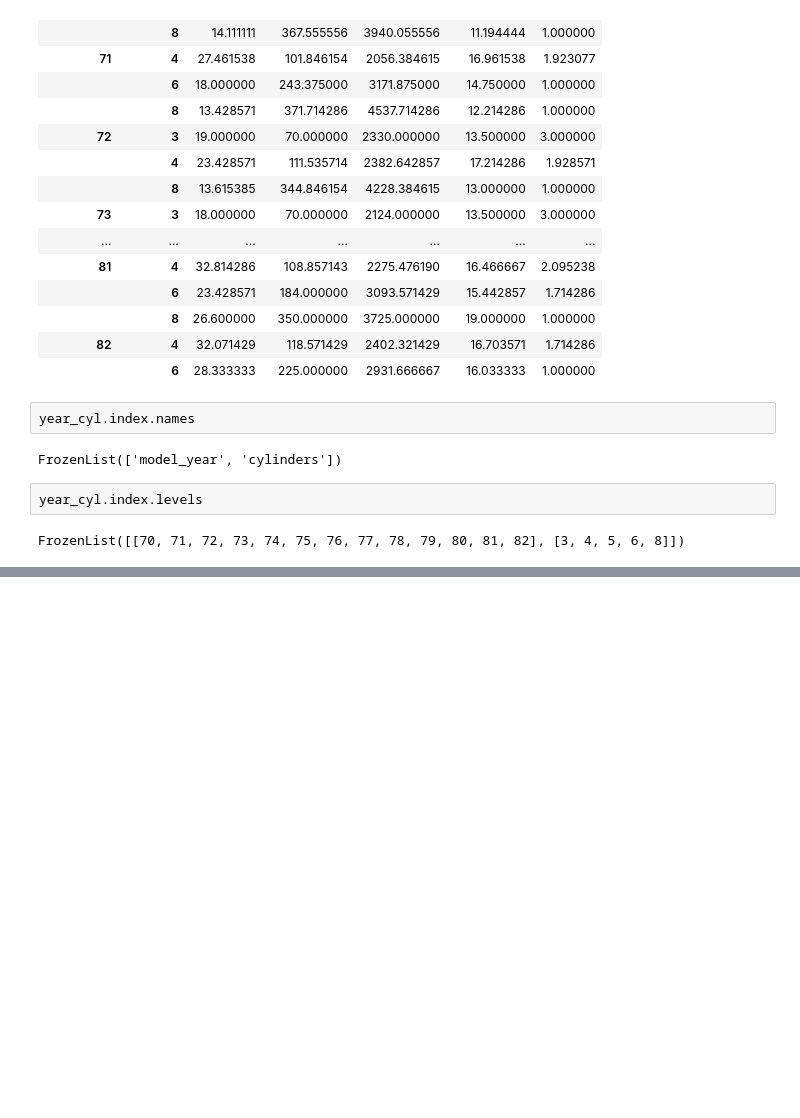
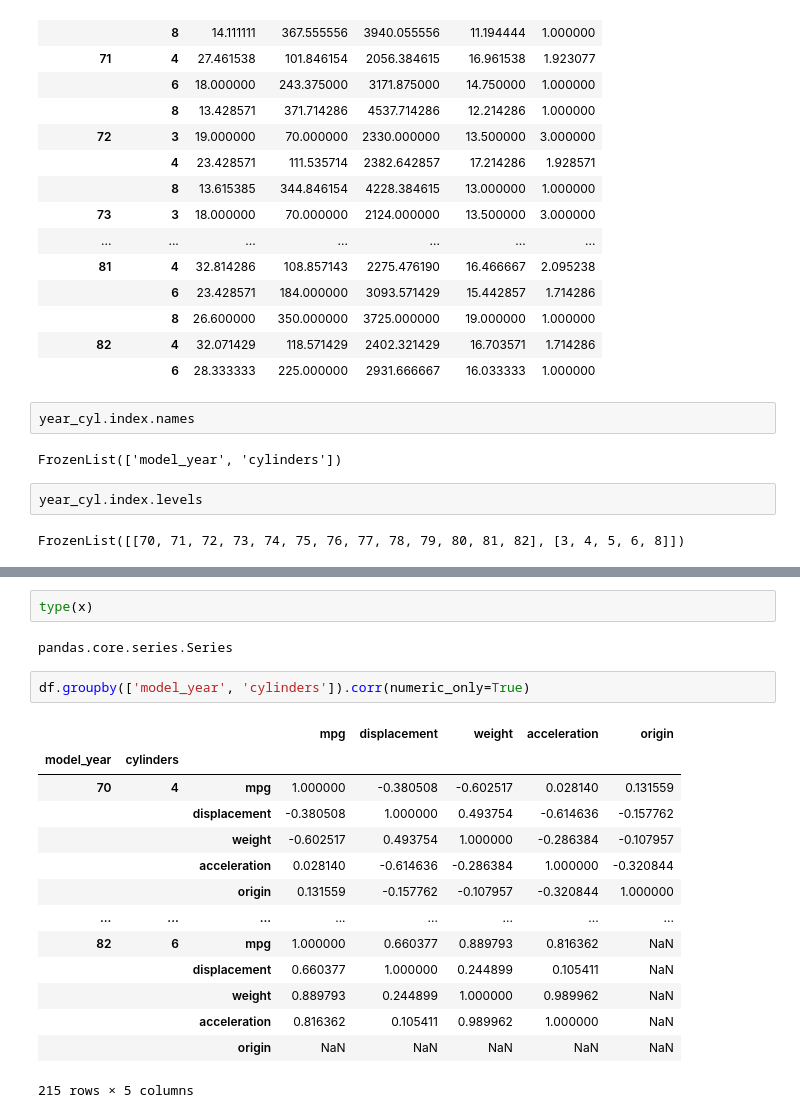
Before and after one commit to atewari-bot/ml-lab, a Jupyter notebook: Pandas/Groupby-Operations-and-Multiindex.ipynb, the cells around one changed output, grey strips where cells are left out. Drawn from its saved outputs; the diff is of its cells as text; blank space fills up the shorter version.

```diff
--- a/Pandas/Groupby-Operations-and-Multiindex.ipynb
+++ b/Pandas/Groupby-Operations-and-Multiindex.ipynb
@@ -250,0 +280,21 @@ FrozenList([[70, 71, 72, 73, 74, 75, 76, 77, 78, 79, 80, 81, 82], [3, 4, 5, 6, 8
+# %%
+type(x)
+# %% [output]
+pandas.core.series.Series
+# %%
+df.groupby(['model_year', 'cylinders']).corr(numeric_only=True)
+# %% [output]
+|  |  |  | mpg | displacement | weight | acceleration | origin |
+| model_year | cylinders |  |  |  |  |  |  |
+| 70 | 4 | mpg | 1.000000 | -0.380508 | -0.602517 | 0.028140 | 0.131559 |
+|  |  | displacement | -0.380508 | 1.000000 | 0.493754 | -0.614636 | -0.157762 |
+|  |  | weight | -0.602517 | 0.493754 | 1.000000 | -0.286384 | -0.107957 |
+|  |  | acceleration | 0.028140 | -0.614636 | -0.286384 | 1.000000 | -0.320844 |
+|  |  | origin | 0.131559 | -0.157762 | -0.107957 | -0.320844 | 1.000000 |
+| ... | ... | ... | ... | ... | ... | ... | ... |
+| 82 | 6 | mpg | 1.000000 | 0.660377 | 0.889793 | 0.816362 | NaN |
+|  |  | displacement | 0.660377 | 1.000000 | 0.244899 | 0.105411 | NaN |
+|  |  | weight | 0.889793 | 0.244899 | 1.000000 | 0.989962 | NaN |
+|  |  | acceleration | 0.816362 | 0.105411 | 0.989962 | 1.000000 | NaN |
+|  |  | origin | NaN | NaN | NaN | NaN | NaN |
+215 rows × 5 columns
```
Also changed, not shown: parts of 13 cells of this notebook, 1 other file.
